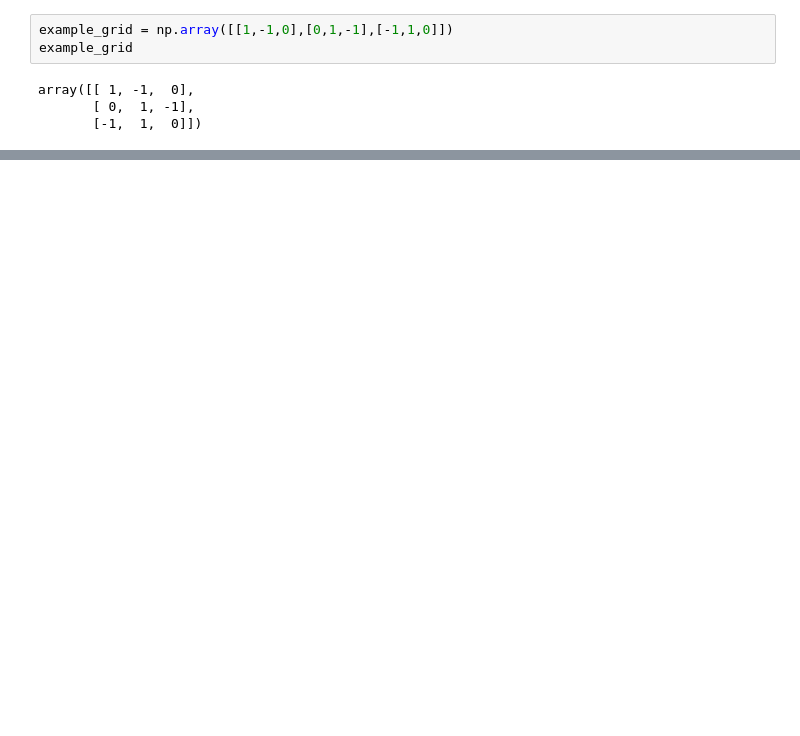
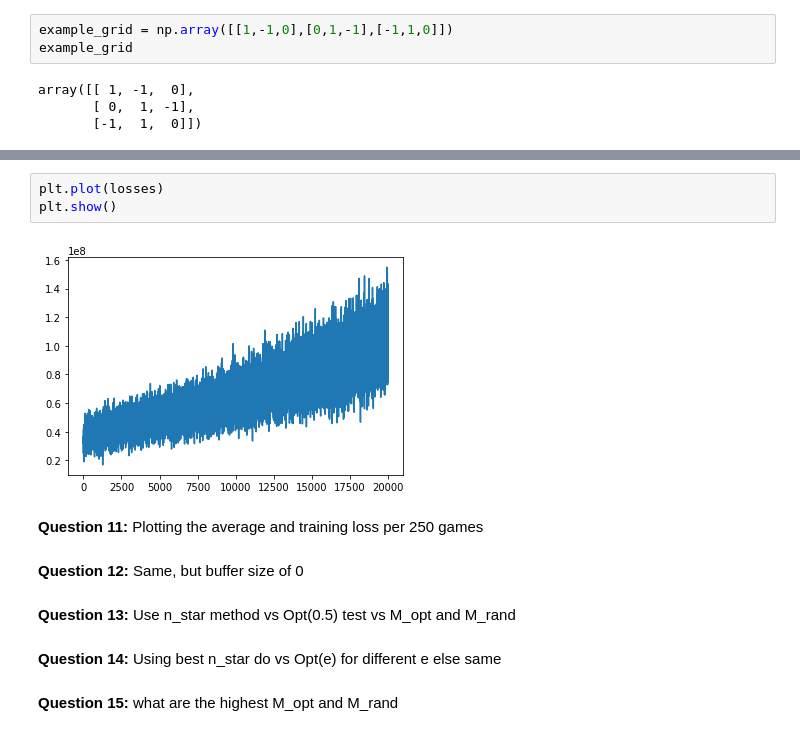
Before and after one commit to LobsterChampagne/ANN-tictactoe, a Jupyter notebook: tic_tac_toe.ipynb, the cells around one changed output, grey strips where cells are left out. Drawn from its saved outputs; the diff is of its cells as text; blank space fills up the shorter version.

```diff
--- a/tic_tac_toe.ipynb
+++ b/tic_tac_toe.ipynb
@@ -800,0 +988,23 @@ model_target = create_q_model()
+# %%
+plt.plot(losses)
+plt.show()
+# %% [output]
+[figure, added]
+# %% [markdown]
+**Question 11:**
+Plotting the average and training loss per 250 games
+# %% [markdown]
+**Question 12:**
+Same, but buffer size of 0
+# %% [markdown]
+**Question 13:**
+Use n_star method vs Opt(0.5)
+test vs M_opt and M_rand
+# %% [markdown]
+**Question 14:**
+Using best n_star
+do vs Opt(e) for different e
+else same
+# %% [markdown]
+**Question 15:**
+what are the highest M_opt and M_rand
```
Also changed, not shown: parts of 26 cells of this notebook, 3 other files.
